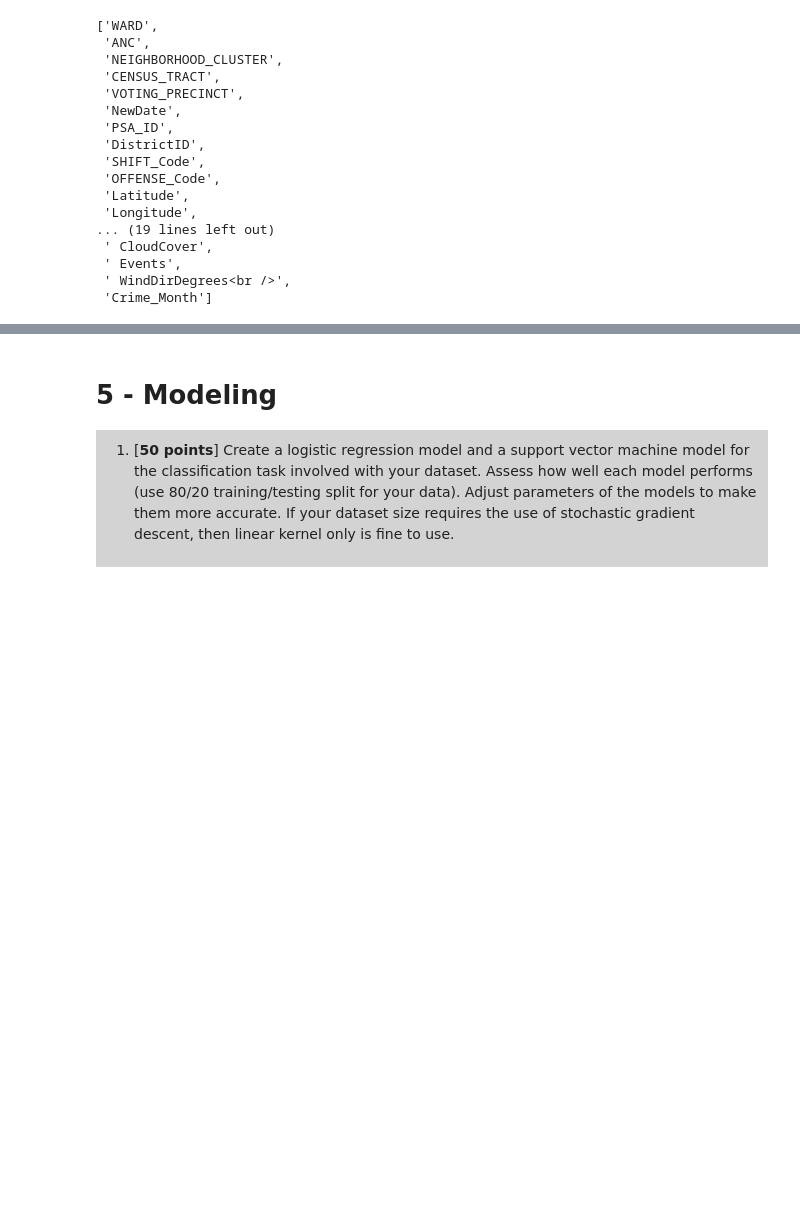
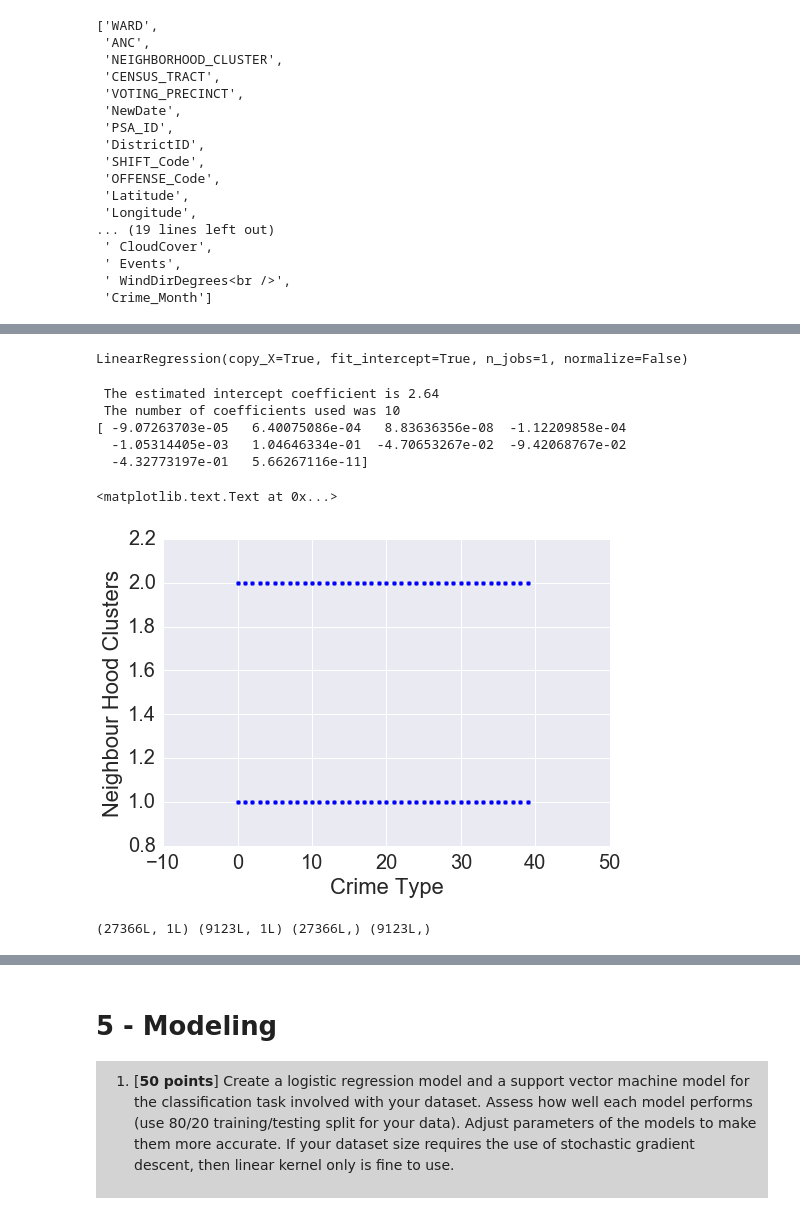
Before and after one commit to elkinst65/MSDS7331_MiniLab_DC, a Jupyter notebook: MSDS7331 DC Crime 2015 MiniLabMaster.ipynb, the cells around one changed output, grey strips where cells are left out. Drawn from its saved outputs; the diff is of its cells as text; code cells hidden in the pictures; blank space fills up the shorter version.

```diff
--- a/MSDS7331 DC Crime 2015 MiniLabMaster.ipynb
+++ b/MSDS7331 DC Crime 2015 MiniLabMaster.ipynb
@@ -2615,0 +2650,69 @@ list(dc)
+# %%
+from sklearn import datasets, linear_model
+#df_classify.info()
+#dc.info()
+#dc.head()
+X_multi = df_classify.drop('CRIME_TYPE',1)
+Y_Target = df_classify.CRIME_TYPE
+
+
+legr = linear_model.LinearRegression()
+legr.fit(X_multi, Y_Target)
+
+#SHIFT_CODE
+#CRIME_TYPE
+#df_x = dc['PSA']
+#df_y = dc['CRIME_TYPE']
+
+#plt.scatter(df_y, df_x,  color='black')
+# %% [output]
+LinearRegression(copy_X=True, fit_intercept=True, n_jobs=1, normalize=False)
+# %%
+from pandas import Series,DataFrame
+print(' The estimated intercept coefficient is %.2f ' %legr.intercept_)
+
+print(' The number of coefficients used was %d ' % len(legr.coef_))
+
+print (legr.coef_)
+# %% [output]
+ The estimated intercept coefficient is 2.64
+ The number of coefficients used was 10
+[ -9.07263703e-05   6.40075086e-04   8.83636356e-08  -1.12209858e-04
+  -1.05314405e-03   1.04646334e-01  -4.70653267e-02  -9.42068767e-02
+  -4.32773197e-01   5.66267116e-11]
+# %%
+# Set a DataFrame from the Features
+
+df_new = df_classify.copy()
+
+del df_new['CRIME_TYPE']
+
+coeff_df = DataFrame(df_new.columns)
+coeff_df.columns = ['Features']
+
+# Set a new column lining up the coefficients from the linear regression
+coeff_df["Coefficient Estimate"] = pd.Series(legr.coef_)
+
+# Show
+coeff_df
+
+plt.scatter(df_classify['NEIGHBORHOOD_CLUSTER'],df_classify['CRIME_TYPE'])
+''
+#label
+plt.ylabel('Neighbour Hood Clusters')
+plt.xlabel('Crime Type')
+# %% [output]
+<matplotlib.text.Text at 0x...>
+[figure, added]
+# %%
+# Grab the output and set as X and Y test and train data sets!
+import sklearn.cross_validation
+df_x = df_classify['NEIGHBORHOOD_CLUSTER']
+df_y = df_classify['CRIME_TYPE']
+df_x = np.vstack(df_classify['NEIGHBORHOOD_CLUSTER'])
+X_train, X_test, Y_train, Y_test = sklearn.cross_validation.train_test_split(df_x,df_y)
+
+# Print shapes of the training and testing data sets
+print(X_train.shape, X_test.shape, Y_train.shape, Y_test.shape)
+# %% [output]
+(27366L, 1L) (9123L, 1L) (27366L,) (9123L,)
```
Also changed, not shown: parts of 6 cells of this notebook.
